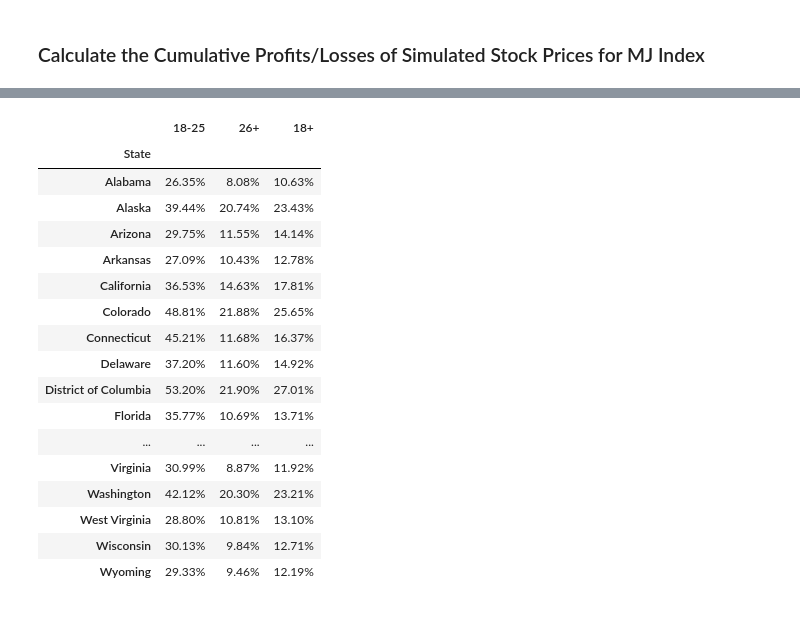
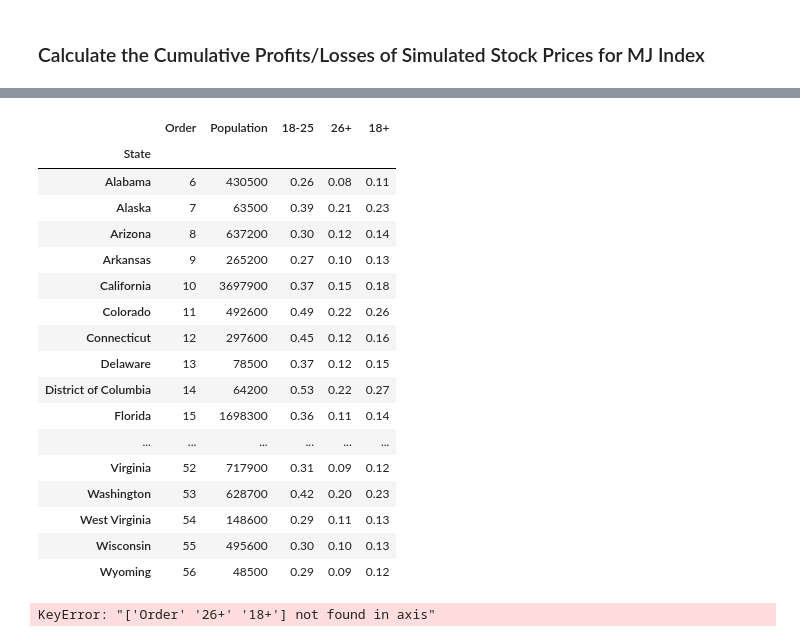
Before and after one commit to Briantaylor97/Cannabis-industry-analysis, a Jupyter notebook: MJ_index_compare.ipynb, the cells around one changed output, grey strips where cells are left out. Saved outputs shown, nothing was run; the diff lists cells and outputs as text; code cells hidden in the pictures.

```diff
--- a/MJ_index_compare.ipynb
+++ b/MJ_index_compare.ipynb
@@ -404,23 +403,31 @@ portfolio_std.plot.hist(stacked=True, bins=100)
 # %%
 weed_use_df= pd.read_csv("../group_project_1/data_files/weed_use_2017.csv")
-weed_use_df.set_index('State').drop(columns= "Order")
+weed_use_df.set_index('State')
+#weed_use_df['18-25']= weed_use_df['18-25'].astype(str)
+
+
+
 #piviz plotly
 # %% [output]
-|  | 18-25 | 26+ | 18+ |
-| State |  |  |  |
-| Alabama | 26.35% | 8.08% | 10.63% |
-| Alaska | 39.44% | 20.74% | 23.43% |
-| Arizona | 29.75% | 11.55% | 14.14% |
-| Arkansas | 27.09% | 10.43% | 12.78% |
-| California | 36.53% | 14.63% | 17.81% |
-| Colorado | 48.81% | 21.88% | 25.65% |
-| Connecticut | 45.21% | 11.68% | 16.37% |
-| Delaware | 37.20% | 11.60% | 14.92% |
-| District of Columbia | 53.20% | 21.90% | 27.01% |
-| Florida | 35.77% | 10.69% | 13.71% |
-| ... | ... | ... | ... |
-| Virginia | 30.99% | 8.87% | 11.92% |
-| Washington | 42.12% | 20.30% | 23.21% |
-| West Virginia | 28.80% | 10.81% | 13.10% |
-| Wisconsin | 30.13% | 9.84% | 12.71% |
-| Wyoming | 29.33% | 9.46% | 12.19% |
+|  | Order | Population | 18-25 | 26+ | 18+ |
+| State |  |  |  |  |  |
+| Alabama | 6 | 430500 | 0.26 | 0.08 | 0.11 |
+| Alaska | 7 | 63500 | 0.39 | 0.21 | 0.23 |
+| Arizona | 8 | 637200 | 0.30 | 0.12 | 0.14 |
+| Arkansas | 9 | 265200 | 0.27 | 0.10 | 0.13 |
+| California | 10 | 3697900 | 0.37 | 0.15 | 0.18 |
+| Colorado | 11 | 492600 | 0.49 | 0.22 | 0.26 |
+| Connecticut | 12 | 297600 | 0.45 | 0.12 | 0.16 |
+| Delaware | 13 | 78500 | 0.37 | 0.12 | 0.15 |
+| District of Columbia | 14 | 64200 | 0.53 | 0.22 | 0.27 |
+| Florida | 15 | 1698300 | 0.36 | 0.11 | 0.14 |
+| ... | ... | ... | ... | ... | ... |
+| Virginia | 52 | 717900 | 0.31 | 0.09 | 0.12 |
+| Washington | 53 | 628700 | 0.42 | 0.20 | 0.23 |
+| West Virginia | 54 | 148600 | 0.29 | 0.11 | 0.13 |
+| Wisconsin | 55 | 495600 | 0.30 | 0.10 | 0.13 |
+| Wyoming | 56 | 48500 | 0.29 | 0.09 | 0.12 |
+# %%
+weed_use_df.drop(columns= ["Order","26+", "18+"], inplace=True)
+# %% [output]
+KeyError: "['Order' '26+' '18+'] not found in axis"
```
Also changed, not shown: parts of 12 cells of this notebook, 1 other file.
